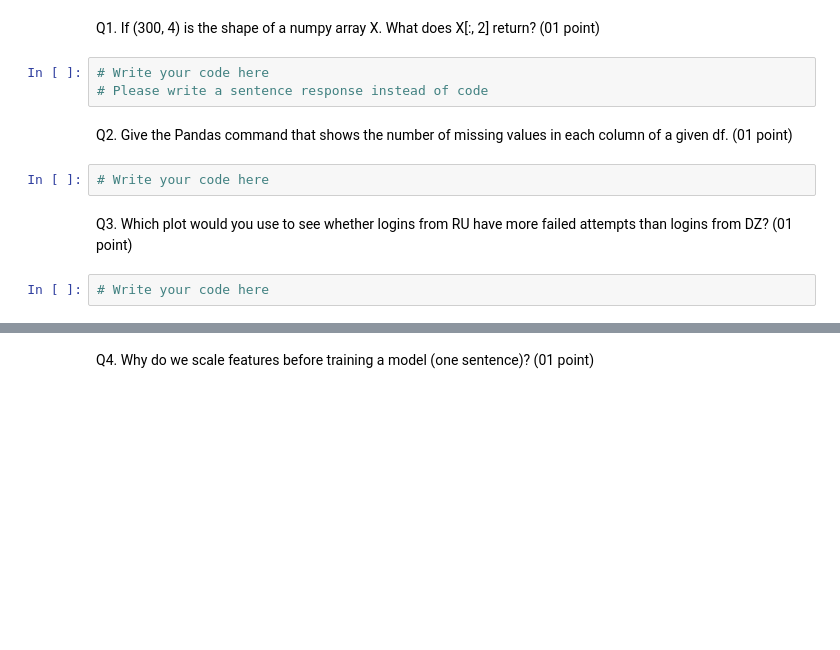
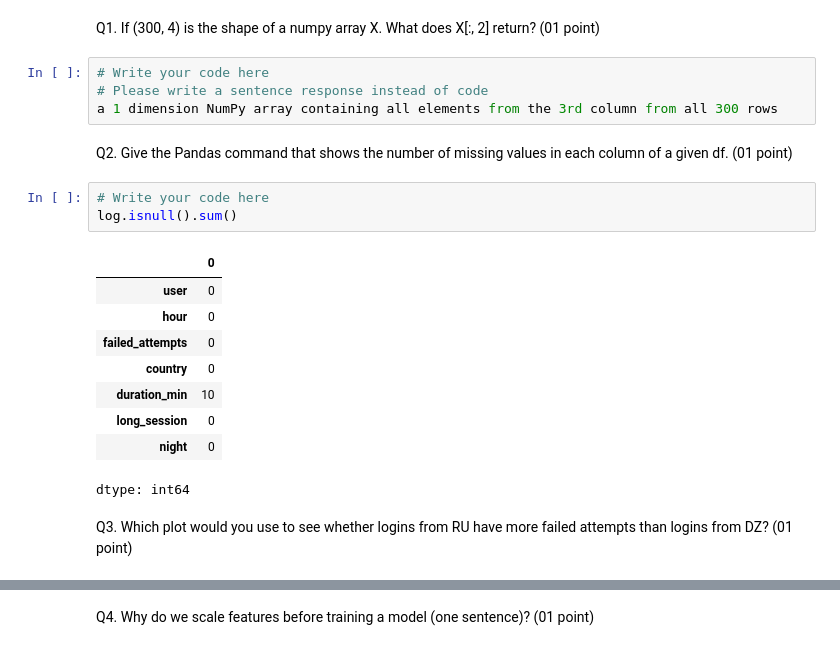
Before and after one commit to NuLL-Raven/Tp1Reel_MLDLS, a Jupyter notebook: TP1.ipynb, the cells around one changed output, grey strips where cells are left out. Saved outputs shown, nothing was run; the diff lists cells and outputs as text; blank space fills up the shorter version.

```diff
--- a/TP1.ipynb
+++ b/TP1.ipynb
@@ -197,11 +236,21 @@ What does X[:, 2] return? (01 point)
 # %%
 # Write your code here
 # Please write a sentence response instead of code
+a 1 dimension NumPy array containing all elements from the 3rd column from all 300 rows
 # %% [markdown]
 Q2. Give the Pandas command that shows the number of missing values in each column of a given df. (01 point)
 # %%
 # Write your code here
+log.isnull().sum()
+# %% [output]
+|  | 0 |
+| user | 0 |
+| hour | 0 |
+| failed_attempts | 0 |
+| country | 0 |
+| duration_min | 10 |
+| long_session | 0 |
+| night | 0 |
+dtype: int64
 # %% [markdown]
 Q3. Which plot would you use to see whether logins from RU have more failed attempts than logins from DZ? (01 point)
-# %%
-# Write your code here
```
Also changed, not shown: parts of 8 cells of this notebook.
